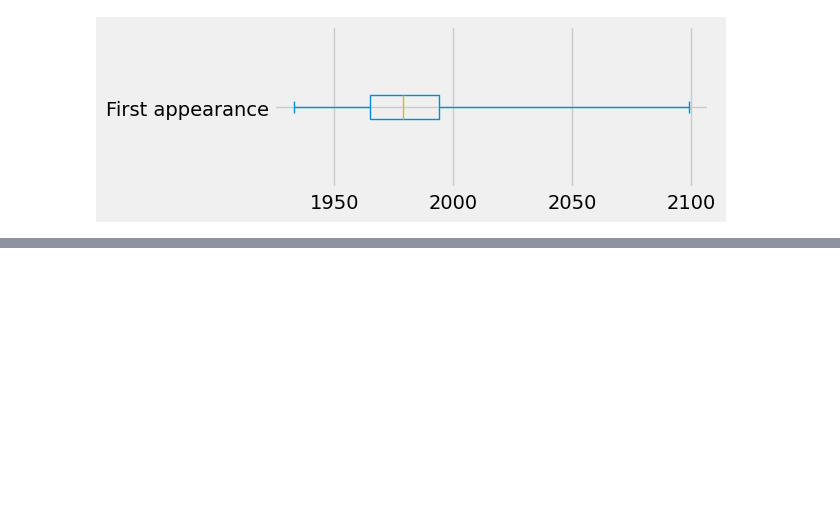
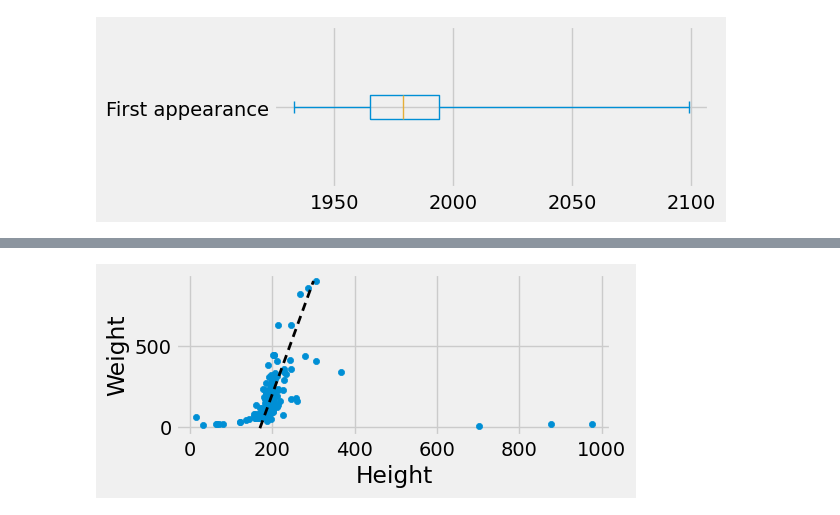
Before and after one commit to FriendlyWizard23/StatisticaL31, a Jupyter notebook: JUPYTER/APPUNTI.ipynb, the cells around one changed output, grey strips where cells are left out. Drawn from its saved outputs; the diff is of its cells as text; code cells hidden in the pictures; blank space fills up the shorter version.

```diff
--- a/JUPYTER/APPUNTI.ipynb
+++ b/JUPYTER/APPUNTI.ipynb
@@ -307,0 +504,11 @@ plt.show()
+# %%
+heroes[heroes['Gender']=='M'].plot.scatter('Height', 'Weight')
+
+trend = lambda x: -1200 + x * 7
+x_range = [170, 300]
+line, = plt.plot(x_range, list(map(trend, x_range)), color='black')
+line.set_dashes([3, 2])
+line.set_linewidth(2)
+plt.show()
+# %% [output]
+[figure, added]
```
Also changed, not shown: parts of 54 cells of this notebook, 2 other files.
